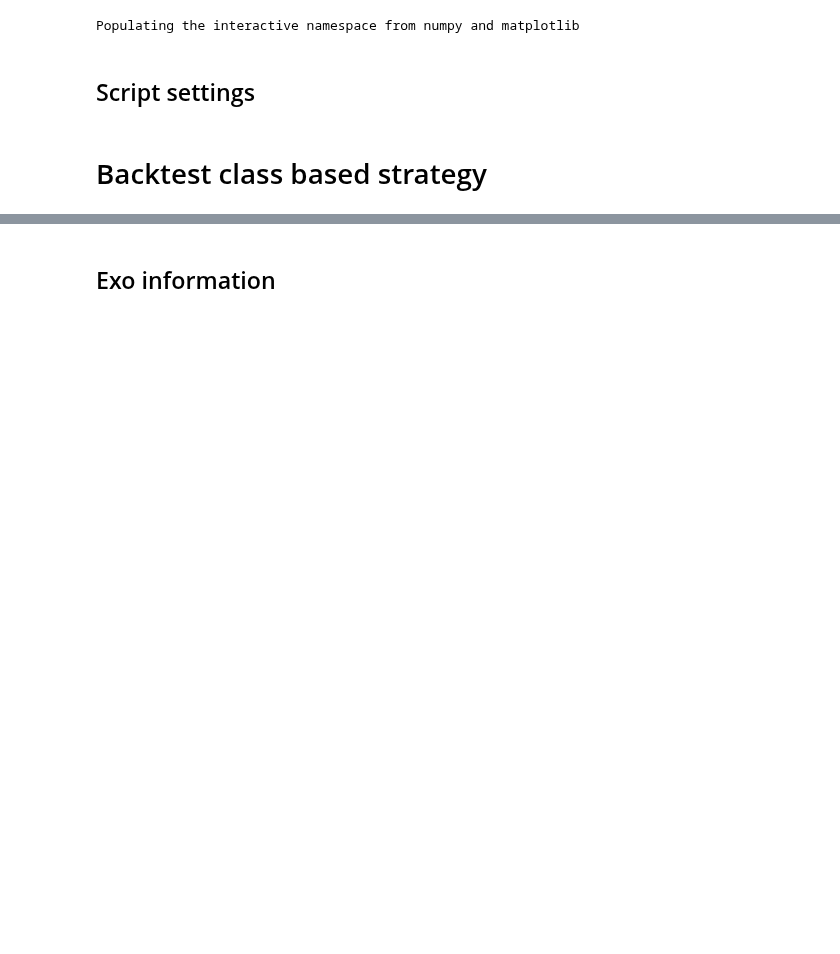
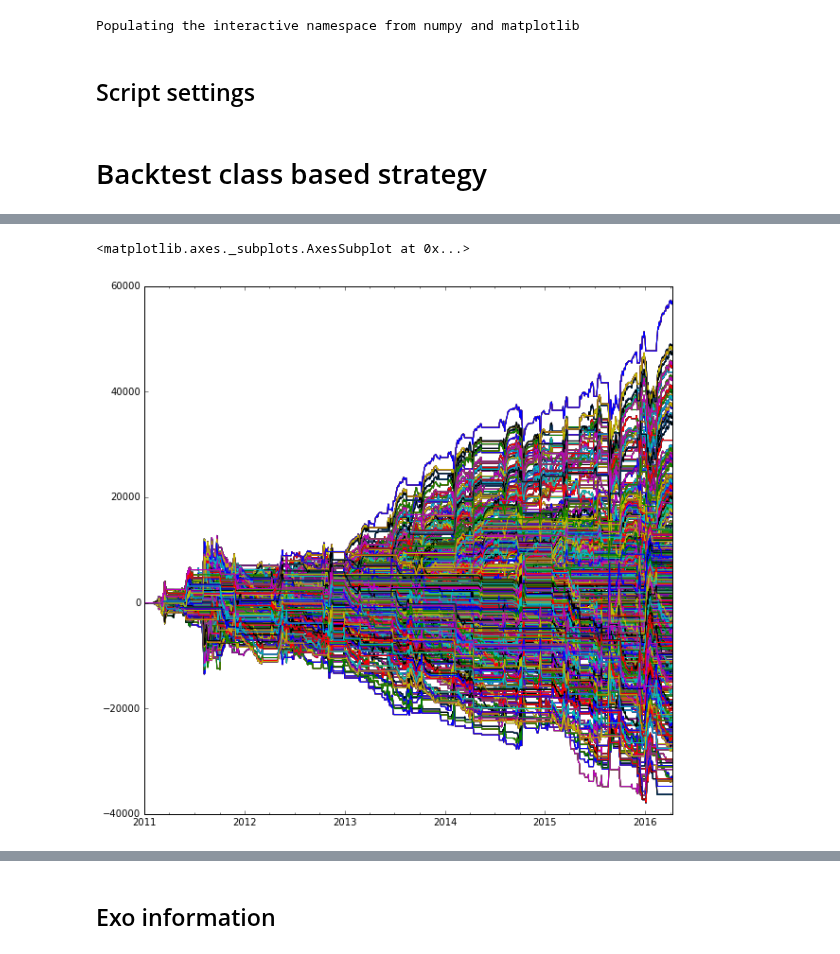
Before and after one commit to trendmanagement/tmqrexo_alexveden, a Jupyter notebook: notebooks/Strategy_SwingPoint_StrategyModule.ipynb, the cells around one changed output, grey strips where cells are left out. Saved outputs shown, nothing was run; the diff lists cells and outputs as text; code cells hidden in the pictures; blank space fills up the shorter version.

```diff
--- a/notebooks/Strategy_SwingPoint_StrategyModule.ipynb
+++ b/notebooks/Strategy_SwingPoint_StrategyModule.ipynb
@@ -77,3 +78,8 @@ legend(loc=2);
+# %%
+smgr.swarm.plot(legend=False)
+# %% [output]
+<matplotlib.axes._subplots.AxesSubplot at 0x...>
+[figure, added]
 # %%
 figsize(10,10)
 smgr.swarm_picked.sum(axis=1).plot(label='Picked swarm equity');
```
Also changed, not shown: parts of 11 cells of this notebook, 8 other files.
